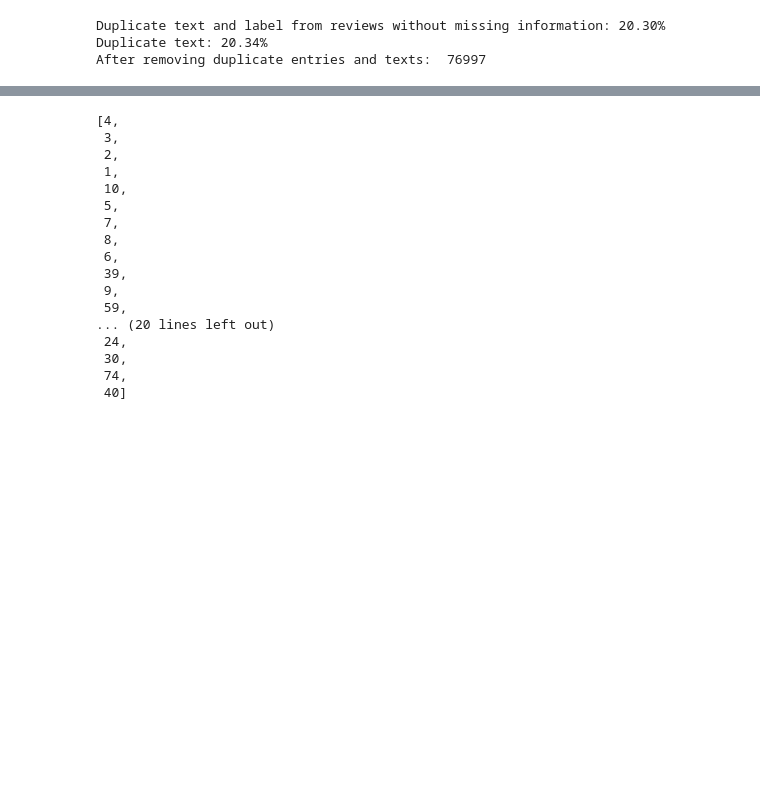
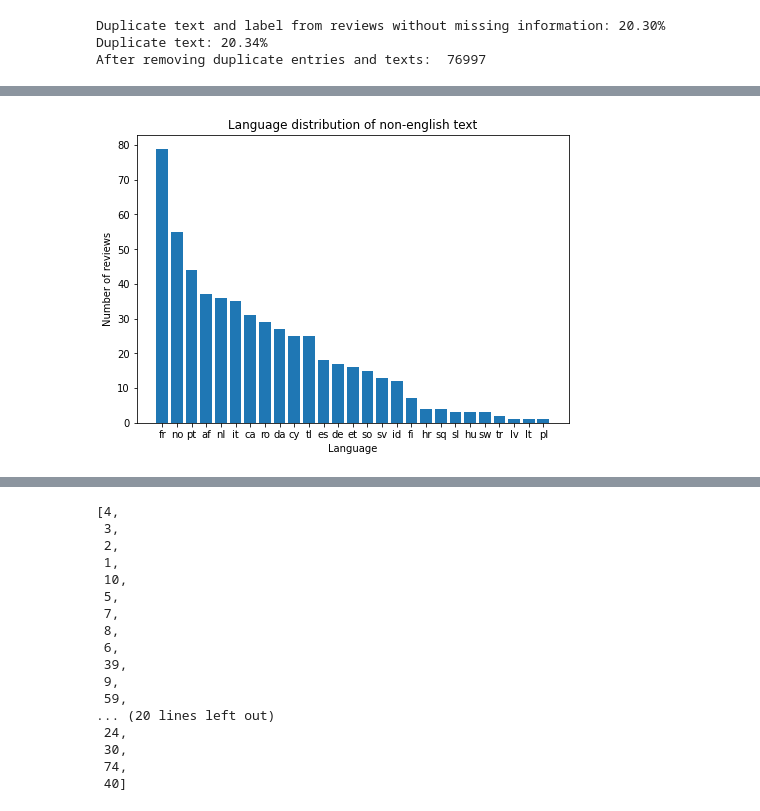
Before and after one commit to PhuongAnhMannheim/Master, a Jupyter notebook: 10_Transition&Cleaning/schema_movie_dbtocsv.ipynb, the cells around one changed output, grey strips where cells are left out. Saved outputs shown, nothing was run; the diff lists cells and outputs as text; code cells hidden in the pictures; blank space fills up the shorter version.

```diff
--- a/10_Transition&Cleaning/schema_movie_dbtocsv.ipynb
+++ b/10_Transition&Cleaning/schema_movie_dbtocsv.ipynb
@@ -134,3 +125,16 @@ fig.savefig("../Figures/schema_movie_lang_dist.png")
+# %%
+fig = plt.figure()
+ax = fig.add_axes([0,0,1,1])
+x = df[df['LANGUAGE']!='en']['LANGUAGE'].value_counts().index
+y = df[df['LANGUAGE']!='en']['LANGUAGE'].value_counts()
+ax.bar(x,y)
+plt.xlabel('Language')
+plt.ylabel('Number of reviews')
+plt.title(f'Language distribution of non-english text')
+plt.rcParams['figure.facecolor'] = 'white'
+plt.show()
+# %% [output]
+[figure, added]
 # %%
 df = df[df['LANGUAGE'] == "en"]
 print("After removing non-english text:", len(df))
```
Also changed, not shown: parts of 12 cells of this notebook, 3 other files.
